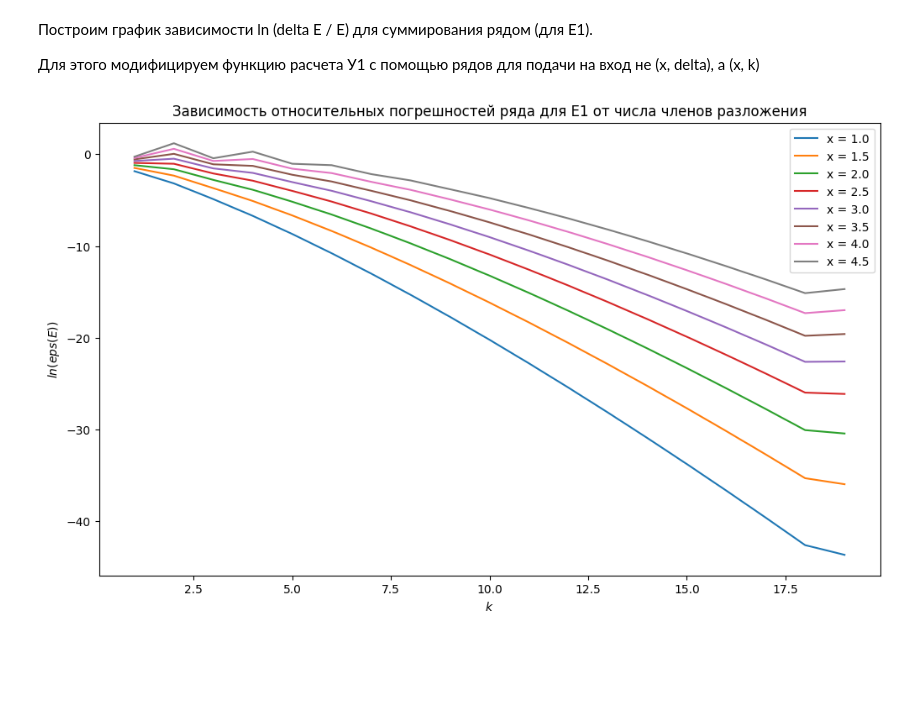
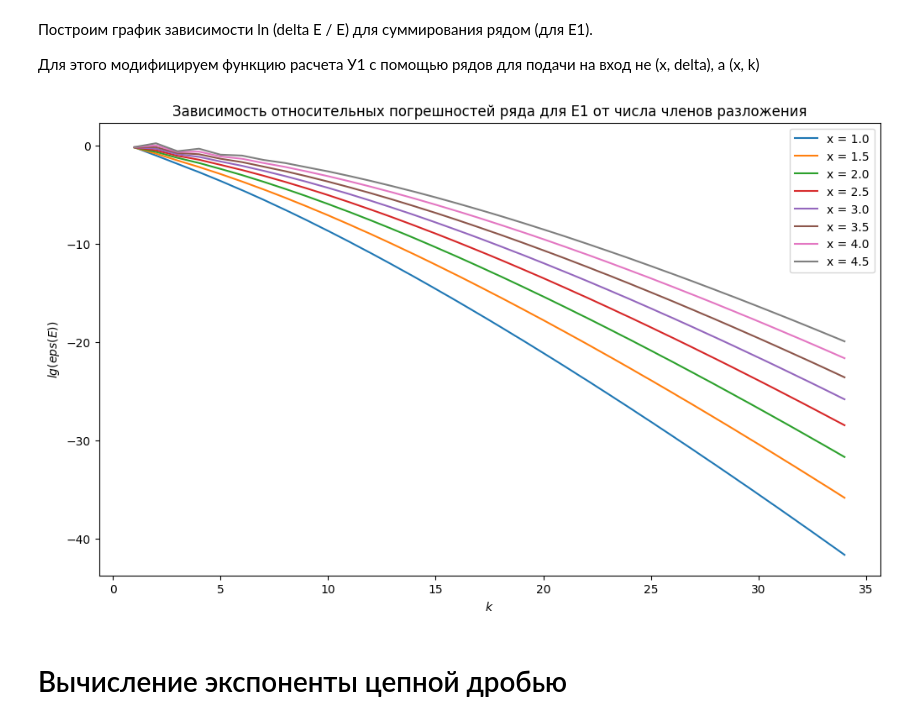
Before and after one commit to Sofia-Sukhova/practice_homework_5sem, a Jupyter notebook: pogreshnosti/pogreshnosti_1.8.ipynb, the cells around one changed output. Cells and saved outputs as stored; diff of their text form; code cells hidden in the pictures; blank space fills up the shorter version.

```diff
--- a/pogreshnosti/pogreshnosti_1.8.ipynb
+++ b/pogreshnosti/pogreshnosti_1.8.ipynb
@@ -72,17 +76,18 @@ def exp_3_series(x, delta):
 # вычисление машинного e
 
 i = 0
-epsFloat = 1
-while (1 + epsFloat) != 1:
-        epsFloat = epsFloat / 2
+epsDec = Decimal("1.0")
+while (1 + epsDec) != 1:
+        epsDec = epsDec / 2
         i += 1
-print("Машинное эпсилон :", epsFloat)
+print("Машинное эпсилон :", epsDec)
 
 # тест первого метода
 
+x = np.arange(0.80, 1.5, 0.0001)
+delta = np.array([0.000001, 0.00001, 0.0001, 0.001, 0.01])
+
 # E1(x)
-x = np.arange(0.01, 1.5, 0.0001)
-delta = np.array([0.000001, 0.00001, 0.0001, 0.001, 0.01])
 y = np.zeros(len(x) * len(delta)).reshape(len(delta), len(x))
 
 for i in range(len(delta)):
@@ -101,10 +106,6 @@ plt.legend()
 plt.show()
 
 # E2(x)
-x = np.arange(0.01, 0.99, 0.0001)
-delta = np.array([0.000001, 0.00001, 0.0001, 0.001, 0.01])
-y = np.zeros(len(x) * len(delta)).reshape(len(delta), len(x))
-
 for i in range(len(delta)):
     for j in range(len(x)):
         y[i,j] = exp_2_series(x[j], delta[i])
@@ -121,10 +122,6 @@ plt.legend()
 plt.show()
 
 # E3(x)
-x = np.arange(0.01, 0.99, 0.0001)
-delta = np.array([0.000001, 0.00001, 0.0001, 0.001, 0.01])
-y = np.zeros(len(x) * len(delta)).reshape(len(delta), len(x))
-
 for i in range(len(delta)):
     for j in range(len(x)):
         y[i,j] = exp_3_series(x[j], delta[i])
@@ -151,11 +148,13 @@ plt.show()
 # %%
 # Функция вычисляет погрешность определения Е
 def delta_find(k, x):
-    delta = k * epsFloat
+    # delta = Decimal(k * epsDec)
+    delta = Decimal("0.0")
+    x = Decimal(x)
     if x < 1:
-        delta = 1/(((k+1)**2)*np.math.factorial(k))
+        delta = delta + 1/(((k)**2)*Decimal(np.math.factorial(k)))
     else:
-        delta = (x**(k + 1))/(((k+1)**2)*np.math.factorial(k))
+        delta = delta + (x**(k))/(((k)**2)*Decimal(np.math.factorial(k)))
     return delta
 
 
@@ -163,36 +162,41 @@ def exp_1_series_count(x, k):
     if x == 0 :
         return ("error of using this function")
     n = k // 2
-    sum = 0
+    sum = Decimal("0.0")
+    x = Decimal(x)
     for i in range(1, n + 1):
-        temp = (((-1)**k)*(x**k))/(k*np.math.factorial(k)) + (((-1)**(k - 1))*(x**(k - 1)))/((k - 1)*np.math.factorial(k - 1))
+        temp = (((-1)**k)*(x**k))/(k*Decimal(np.math.factorial(k))) + (((-1)**(k - 1))*(x**(k - 1)))/((k - 1)*Decimal(np.math.factorial(k - 1)))
         sum = sum + temp
         k = k - 2
     if k == 1:
         sum = sum - x
-    sum = sum - C - np.log(x)
+    sum = sum - C - Decimal.ln(x)
     return sum
 # %%
-k = np.arange(1,20)
+k = np.arange(1,35)
 x = np.arange(1, 5, 0.5)
 
 y = np.zeros(len(x) * len(k)).reshape(len(x), len(k))
 
 for i in range(len(x)):
     for j in range(len(k)):
-        y[i,j] = np.log(abs(delta_find(k[j], x[i]))) - np.log(abs((exp_1_series_count(x[i], k[j]))))
+        temp_1 = abs(delta_find(k[j], x[i]))
+        temp_2 = abs(exp_1_series_count(x[i], k[j]))
+        y[i,j] = Decimal.log10(temp_1) - Decimal.log10(temp_2)
 
 plt.figure(figsize=[12,7])
 for i in range (len(x)):
     str_curr = 'x = ' + str(x[i])
     plt.plot(k, y[i], '-', label = str_curr)
 plt.xlabel("$k$")
-plt.ylabel("$ln(eps(E))$")
+plt.ylabel("$lg(eps(E))$")
 plt.title("Зависимость относительных погрешностей ряда для E1 от числа членов разложения")
 
 plt.legend()
 plt.show()
 
 # возникает ошибка расчета, связанная с вычислением больших чисел в temp, нужно понять, что с этим сделать. Возможно, переделать на алгоритм Горнера
 # %% [output]
-[figure, old version]
+[figure, new version]
+# %% [markdown]
+# Вычисление экспоненты цепной дробью
```
Also changed, not shown: parts of 11 cells of this notebook, 3 other files.
